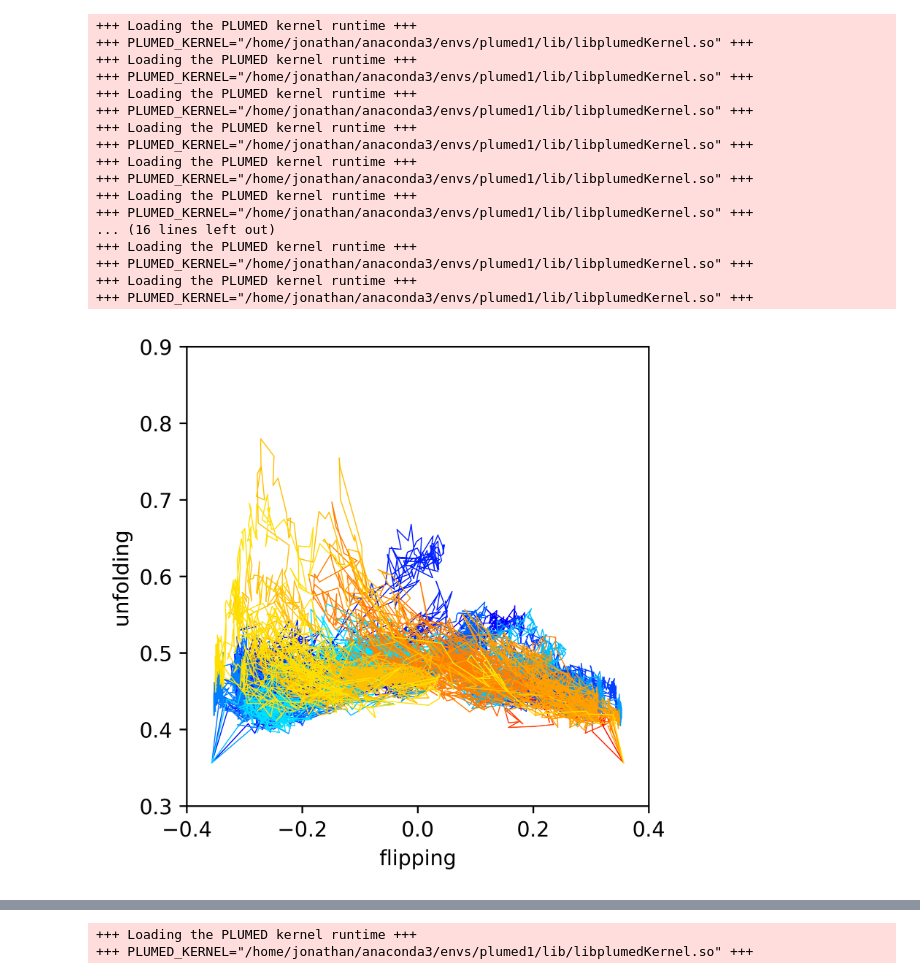
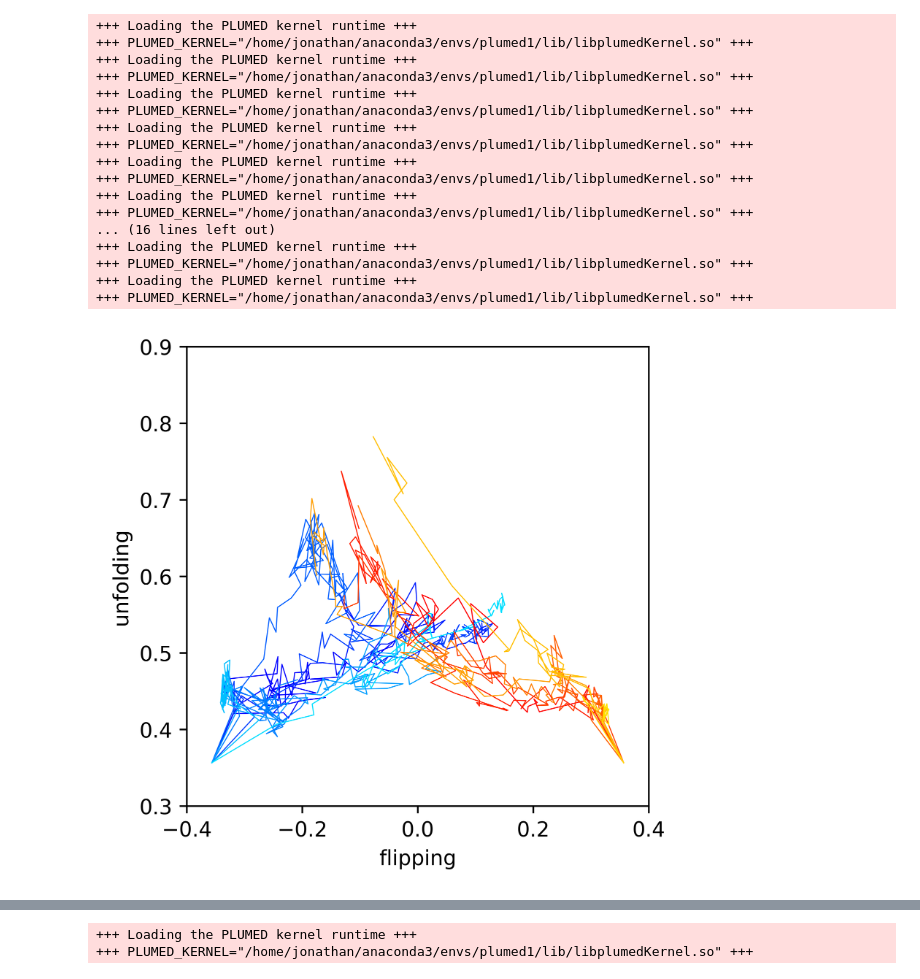
Before and after one commit to JonathanHB/aac1-nt-transport, a Jupyter notebook: metadynamics/run3/scripts/mtd-results-2.ipynb, the cells around one changed output, grey strips where cells are left out. Cells and saved outputs as stored; diff of their text form; code cells hidden in the pictures.

```diff
--- a/metadynamics/run3/scripts/mtd-results-2.ipynb
+++ b/metadynamics/run3/scripts/mtd-results-2.ipynb
@@ -7,18 +7,18 @@ import os
 # %%
 plt.figure(figsize=(4,4),dpi=600)
 
-#c2
+test_state = "c"
+test_walker = -5
 
-test_state = "c"
-test_walker = 5
+run_num = 4
 
 nwalkers = 8
 for init_state in ["c","m"]:
     for walker in range(nwalkers):
         if init_state == "c":
-            infile = f"/home/jonathan/Documents/grabelab/aac1-nt-transport/metadynamics/run3/run_{init_state}/COLVAR.{walker}"
+            infile = f"/home/jonathan/Documents/grabelab/aac1-nt-transport/metadynamics/run{run_num}/run_{init_state}/COLVAR.{walker}"
         else:
-            infile = f"/home/jonathan/Documents/grabelab/aac1-nt-transport/metadynamics/run3/run_{init_state}/COLVAR.{walker}"
+            infile = f"/home/jonathan/Documents/grabelab/aac1-nt-transport/metadynamics/run{run_num}/run_{init_state}/COLVAR.{walker}"
         #infile = f"/home/jonathan/Documents/grabelab/aac1-ucp1/aac1/trajectories/plumed_tests/plumed/sys{system}/mwm{runnum}/{walker}/COLVAR"
         colvar=plumed.read_as_pandas(infile)
 
@@ -81,14 +81,15 @@ plt.figure(figsize=(4,4),dpi=600)
 
 test_state = "c"
 test_walker = -1
+run_num = 4
 
 nwalkers = 8
 for init_state in ["c","m"]:
     for walker in range(nwalkers):
         if init_state == "c":
-            infile = f"/home/jonathan/Documents/grabelab/aac1-nt-transport/metadynamics/run3/run_{init_state}/COLVAR.{walker}"
+            infile = f"/home/jonathan/Documents/grabelab/aac1-nt-transport/metadynamics/run{run_num}/run_{init_state}/COLVAR.{walker}"
         else:
-            infile = f"/home/jonathan/Documents/grabelab/aac1-nt-transport/metadynamics/run3/run_{init_state}/COLVAR.{walker}"
+            infile = f"/home/jonathan/Documents/grabelab/aac1-nt-transport/metadynamics/run{run_num}/run_{init_state}/COLVAR.{walker}"
         #infile = f"/home/jonathan/Documents/grabelab/aac1-ucp1/aac1/trajectories/plumed_tests/plumed/sys{system}/mwm{runnum}/{walker}/COLVAR"
         colvar=plumed.read_as_pandas(infile)
 
@@ -120,34 +121,34 @@ for init_state in ["c","m"]:
             plt.plot(delta, sigma, color = (1,walker/nwalkers,0), linewidth=0.5)
 
         #plt.plot(delta, sigma)
         #plt.scatter(delta, sigma)
 
 plt.xlabel("flipping")
 plt.ylabel("unfolding")
 
 plt.xlim(-0.4, 0.4)
 plt.ylim(0.3, 0.9)
 #plt.ylim(-20,-10)
 plt.show()
 # %% [output]
 +++ Loading the PLUMED kernel runtime +++
 +++ PLUMED_KERNEL="/home/jonathan/anaconda3/envs/plumed1/lib/libplumedKernel.so" +++
 +++ Loading the PLUMED kernel runtime +++
 +++ PLUMED_KERNEL="/home/jonathan/anaconda3/envs/plumed1/lib/libplumedKernel.so" +++
 +++ Loading the PLUMED kernel runtime +++
 +++ PLUMED_KERNEL="/home/jonathan/anaconda3/envs/plumed1/lib/libplumedKernel.so" +++
 +++ Loading the PLUMED kernel runtime +++
 +++ PLUMED_KERNEL="/home/jonathan/anaconda3/envs/plumed1/lib/libplumedKernel.so" +++
 +++ Loading the PLUMED kernel runtime +++
 +++ PLUMED_KERNEL="/home/jonathan/anaconda3/envs/plumed1/lib/libplumedKernel.so" +++
 +++ Loading the PLUMED kernel runtime +++
 +++ PLUMED_KERNEL="/home/jonathan/anaconda3/envs/plumed1/lib/libplumedKernel.so" +++
 ... (16 lines left out)
 +++ Loading the PLUMED kernel runtime +++
 +++ PLUMED_KERNEL="/home/jonathan/anaconda3/envs/plumed1/lib/libplumedKernel.so" +++
 +++ Loading the PLUMED kernel runtime +++
 +++ PLUMED_KERNEL="/home/jonathan/anaconda3/envs/plumed1/lib/libplumedKernel.so" +++
-[figure, old version]
+[figure, new version]
 # %%
 
 test_state = "c"
```
Also changed, not shown: parts of 2 cells of this notebook, 2 other files.
